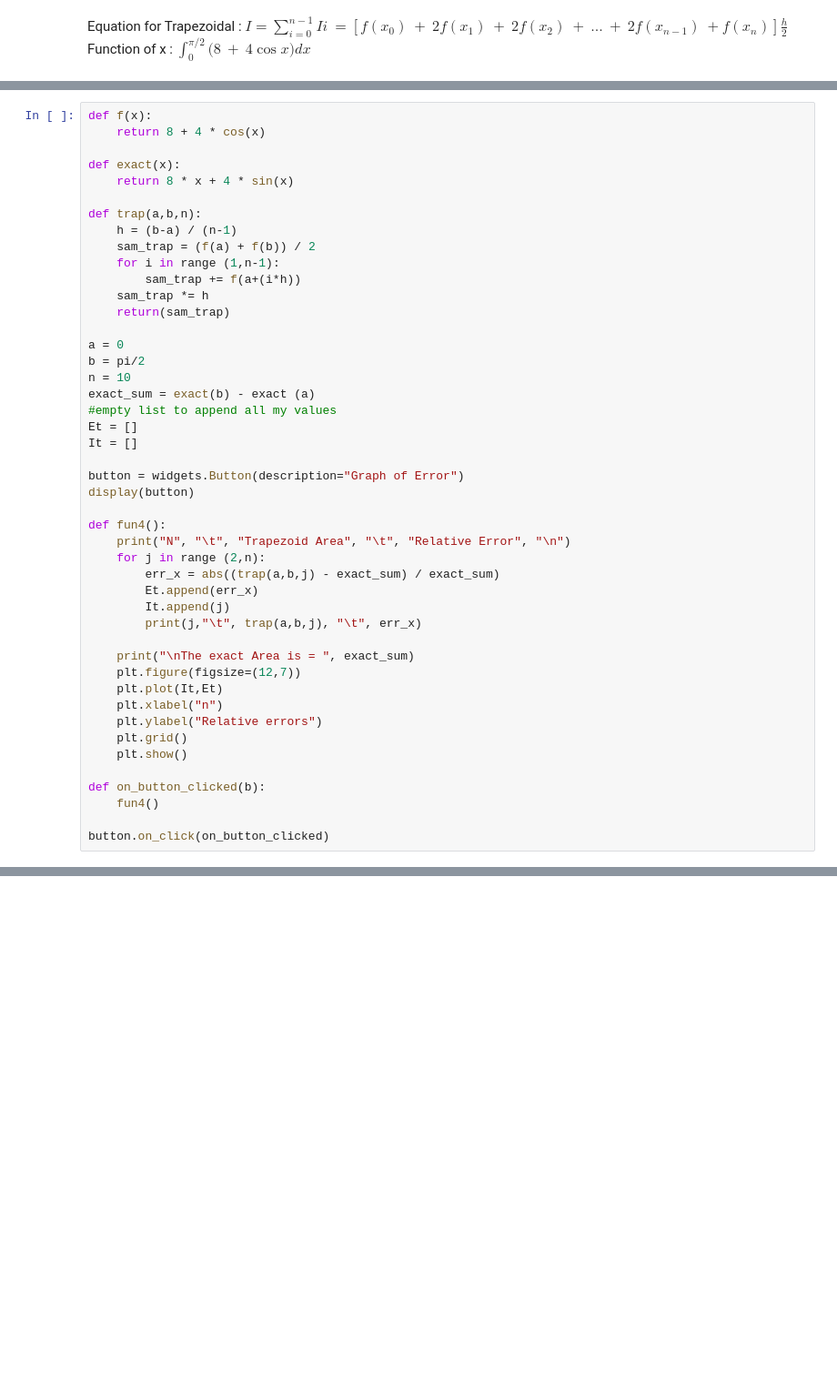
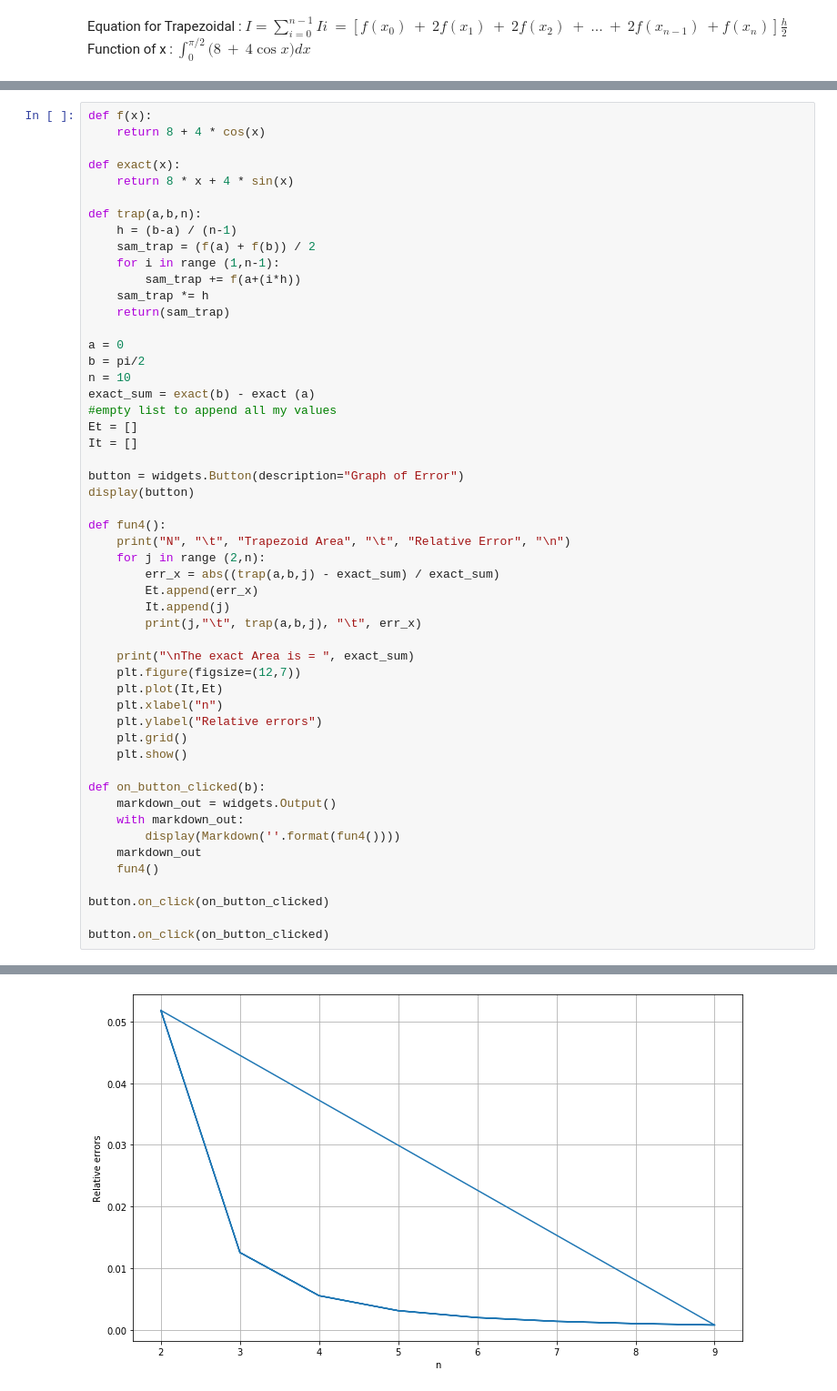
Before and after one commit to kronmess/CompMathFinalProject, a Jupyter notebook: Computational_Math_Final_Project.ipynb, the cells around one changed output, grey strips where cells are left out. Shown at 91% size. Cells and saved outputs as stored; diff of their text form; blank space fills up the shorter version.

```diff
--- a/Computational_Math_Final_Project.ipynb
+++ b/Computational_Math_Final_Project.ipynb
@@ -205,8 +236,14 @@ def fun4():
     plt.show()
 
 def on_button_clicked(b):
+    markdown_out = widgets.Output()
+    with markdown_out:
+        display(Markdown(''.format(fun4())))
+    markdown_out
     fun4()
 
 button.on_click(on_button_clicked)
+
+button.on_click(on_button_clicked)
 # %% [output]
 [interactive output not drawn]
@@ -212,0 +262 @@ button.on_click(on_button_clicked)
+[figure, added]
```
Also changed, not shown: parts of 5 cells of this notebook.
